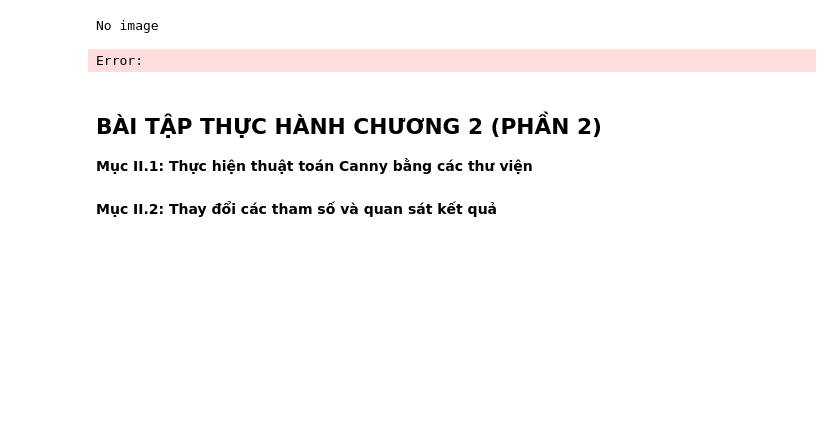
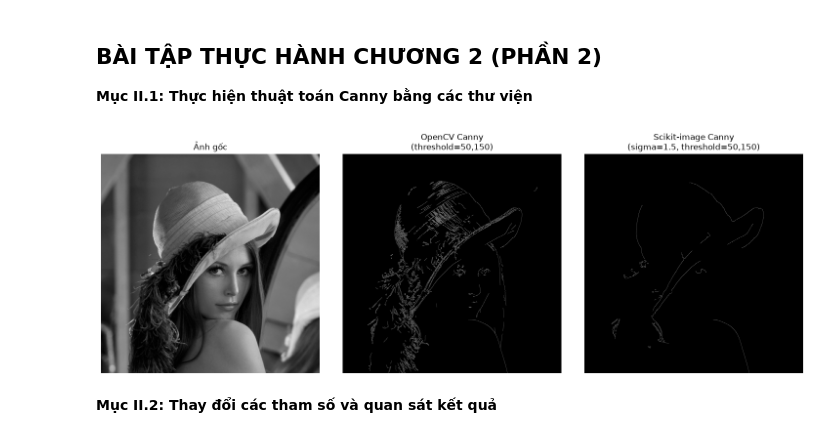
Before and after one commit to NappoLeeShi/computer_vision, a Jupyter notebook: lab3/main.ipynb, the cells around one changed output. Drawn from its saved outputs; the diff is of its cells as text; code cells hidden in the pictures; blank space fills up the shorter version.

```diff
--- a/lab3/main.ipynb
+++ b/lab3/main.ipynb
@@ -2,56 +2,50 @@
 import cv2
 import matplotlib.pyplot as plt
 import numpy as np
+import skimage.feature
 
-image = cv2.imread("./datatest/test.jpg") #path tới ảnh trong datatest
+image = cv2.imread("../datatest/test.jpg") #path tới ảnh trong datatest
 if image is None:
     print("No image")
     exit()
-# %% [output]
-No image
-Error:
 # %% [markdown]
 ## BÀI TẬP THỰC HÀNH CHƯƠNG 2 (PHẦN 2)
 **Mục II.1: Thực hiện thuật toán Canny bằng các thư viện**
 # %%
 
-# Đọc ảnh xám (dùng ảnh có sẵn trong datatest/, đồng bộ với các bài trước)
-img_path = 'datatest/test.jpg'
 image = cv2.imread(img_path, cv2.IMREAD_GRAYSCALE)
-
-if image is None:
-    raise FileNotFoundError(f"Không đọc được ảnh tại path: {img_path}")
-
 # Tham số chung
 low_threshold, high_threshold = 50, 150
 sigma = 1.5
 
 # 1. Phát hiện cạnh bằng OpenCV Canny
 edges_cv = cv2.Canny(image, low_threshold, high_threshold)
 
 # 2. Phát hiện cạnh bằng Scikit-image Canny (đã tích hợp sẵn Gaussian filter qua sigma)
 edges_ski = skimage.feature.canny(image, sigma=sigma,
                                    low_threshold=low_threshold,
                                    high_threshold=high_threshold)
 
 # 3. Vẽ so sánh
 fig, axes = plt.subplots(1, 3, figsize=(15, 5))
 
 axes[0].imshow(image, cmap='gray')
 axes[0].set_title("Ảnh gốc")
 axes[0].axis('off')
 
 axes[1].imshow(edges_cv, cmap='gray')
 axes[1].set_title(f"OpenCV Canny\n(threshold={low_threshold},{high_threshold})")
 axes[1].axis('off')
 
 axes[2].imshow(edges_ski, cmap='gray')
 axes[2].set_title(f"Scikit-image Canny\n(sigma={sigma}, threshold={low_threshold},{high_threshold})")
 axes[2].axis('off')
 
 plt.tight_layout()
 plt.savefig("canny_comparison.png", dpi=150, bbox_inches='tight')
 plt.show()
+# %% [output]
+[figure, added]
 # %% [markdown]
 **Mục II.2: Thay đổi các tham số và quan sát kết quả**
 # %%
```
Also changed, not shown: parts of 14 cells of this notebook, 6 other files.
